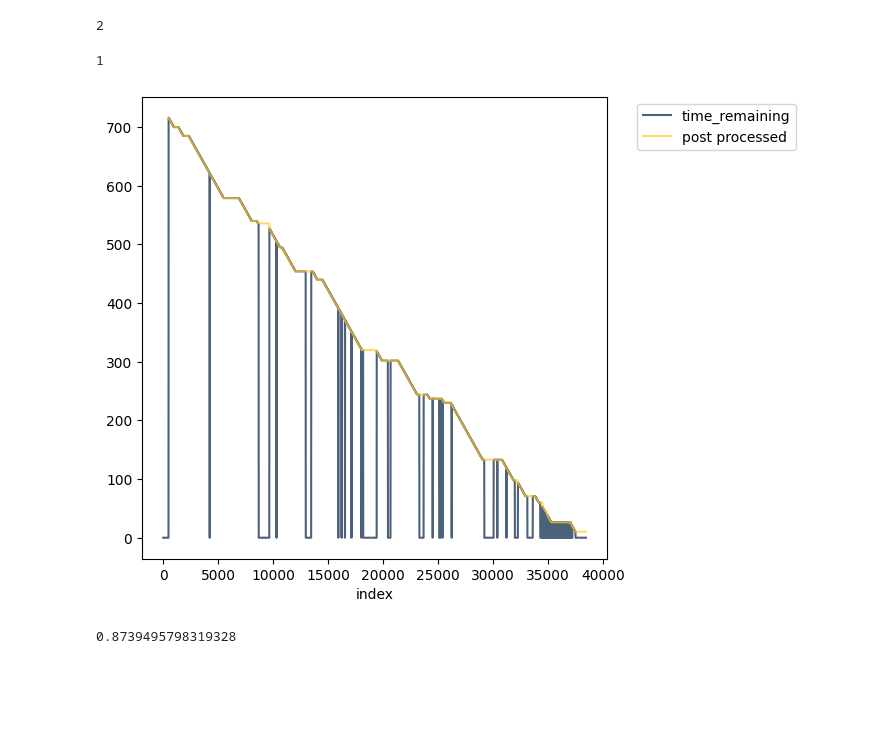
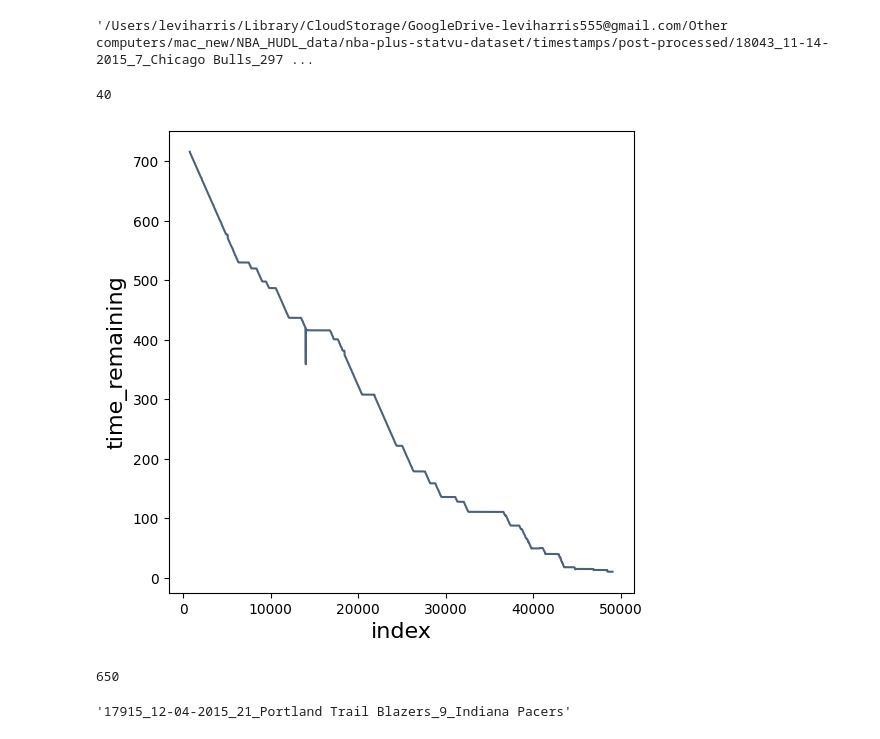
Before and after one commit to leharris3/nba-positions-videos-dataset, a Jupyter notebook: data_prep.ipynb, the cells around one changed output. Saved outputs shown, nothing was run; the diff lists cells and outputs as text; code cells hidden in the pictures; blank space fills up the shorter version.

```diff
--- a/data_prep.ipynb
+++ b/data_prep.ipynb
@@ -8,12 +8,11 @@ import matplotlib
 matplotlib.use('TkAgg')
 %matplotlib inline
 # %%
-timestamps_dir = r"/Users/leviharris/Library/CloudStorage/GoogleDrive-leviharris555@gmail.com/Other computers/mac_new/NBA_HUDL_data/nba-plus-statvu-dataset/timestamps"
+timestamps_dir = r"/Users/leviharris/Library/CloudStorage/GoogleDrive-leviharris555@gmail.com/Other computers/mac_new/NBA_HUDL_data/nba-plus-statvu-dataset/timestamps/post-processed"
 timestamps = [os.path.join(timestamps_dir, ts) for ts in os.listdir(timestamps_dir)]
 timestamps[0]
-len(timestamps)
 # %% [output]
-2
+'/Users/leviharris/Library/CloudStorage/GoogleDrive-leviharris555@gmail.com/Other computers/mac_new/NBA_HUDL_data/nba-plus-statvu-dataset/timestamps/post-processed/18043_11-14-2015_7_Chicago Bulls_297 ...
 # %%
 def interpolate(time_remaining):
 
@@ -59,11 +58,6 @@ def update_time_remaining(remove_indices, time_remaining):
                 time_remaining[idx] = time_remaining[left_idx]
             elif right_idx < len(remove_indices):
                 time_remaining[idx] = time_remaining[right_idx]
-
-def get_time_remaining_from_timestamps_fp(fp):
-    with open(fp, 'r') as f:
-        data = json.load(f)
-    return np.array([v['time_remaining'] if v['time_remaining'] is not None else 0 for v in data.values()])
 
 def moving_average(x, window):
     return np.convolve(x, np.ones(window), 'valid') / window
@@ -112,7 +106,7 @@ def denoise_time_remaining(time_remaining):
 # %%
 import os
 fp = 'processed_vids.txt'
-dir_p = '/Users/leviharris/Library/CloudStorage/GoogleDrive-leviharris555@gmail.com/Other computers/mac_new/NBA_HUDL_data/nba-plus-statvu-dataset/timestamp-visualizations'
+dir_p = timestamps_dir
 with open(fp, 'w') as f:
     vids = os.listdir(dir_p)
     for v in vids:
@@ -121,26 +115,44 @@ with open(fp, 'w') as f:
 vids = os.listdir(dir_p)
 len(vids)
 # %% [output]
-1
+40
 # %%
 from post_processing import get_time_remaining_from_timestamps
 from post_processing import post_process_timestmaps
 
-i = 1
-with open(timestamps[i], 'r') as f:
-    timestamp = json.load(f)
+i = 11
+
+def get_time_remaining_from_timestamps_fp(fp):
+    with open(fp, 'r') as f:
+        return get_time_remaining_from_timestamps(json.load(f))
+
 time_remaining = get_time_remaining_from_timestamps_fp(timestamps[i])
-post_processed_time_remaining = get_time_remaining_from_timestamps(post_process_timestmaps(timestamp))
 indicies = np.arange(0, len(time_remaining))
 
 t = Table().with_columns(
     'index', indicies,
     'time_remaining', time_remaining,
-    'post processed', post_processed_time_remaining,
 )
 t.plot('index')
 # %% [output]
-[figure, old version]
+[figure, new version]
+# %%
+vids_dir = r"/Users/leviharris/Library/CloudStorage/GoogleDrive-leviharris555@gmail.com/Other computers/mac_new/NBA_HUDL_data/nba-plus-statvu-dataset/game-replays/720"
+vids = os.listdir(vids_dir)
+names = []
+
+for vid in vids:
+    name = vid.split('_period')[0]
+    names.append(name)
+
+len(set(names))
+# %% [output]
+650
+# %%
+s = '17915_12-04-2015_21_Portland Trail Blazers_9_Indiana Pacers_period2.mp4'
+s.split('_period')[0]
+# %% [output]
+'17915_12-04-2015_21_Portland Trail Blazers_9_Indiana Pacers'
 # %%
 from tqdm import tqdm
 
@@ -189,8 +201,6 @@ timestamps_noise_scores: Table = Table().with_columns(
 # timestamps_noise_scores.show(40)
 
 timestamps_noise_scores.where('eligible', are.equal_to(True)).num_rows / timestamps_noise_scores.num_rows
-# %% [output]
-0.8739495798319328
 # %%
 import json
 from viz import *
```
Also changed, not shown: parts of 1 cell of this notebook, 7 other files.
